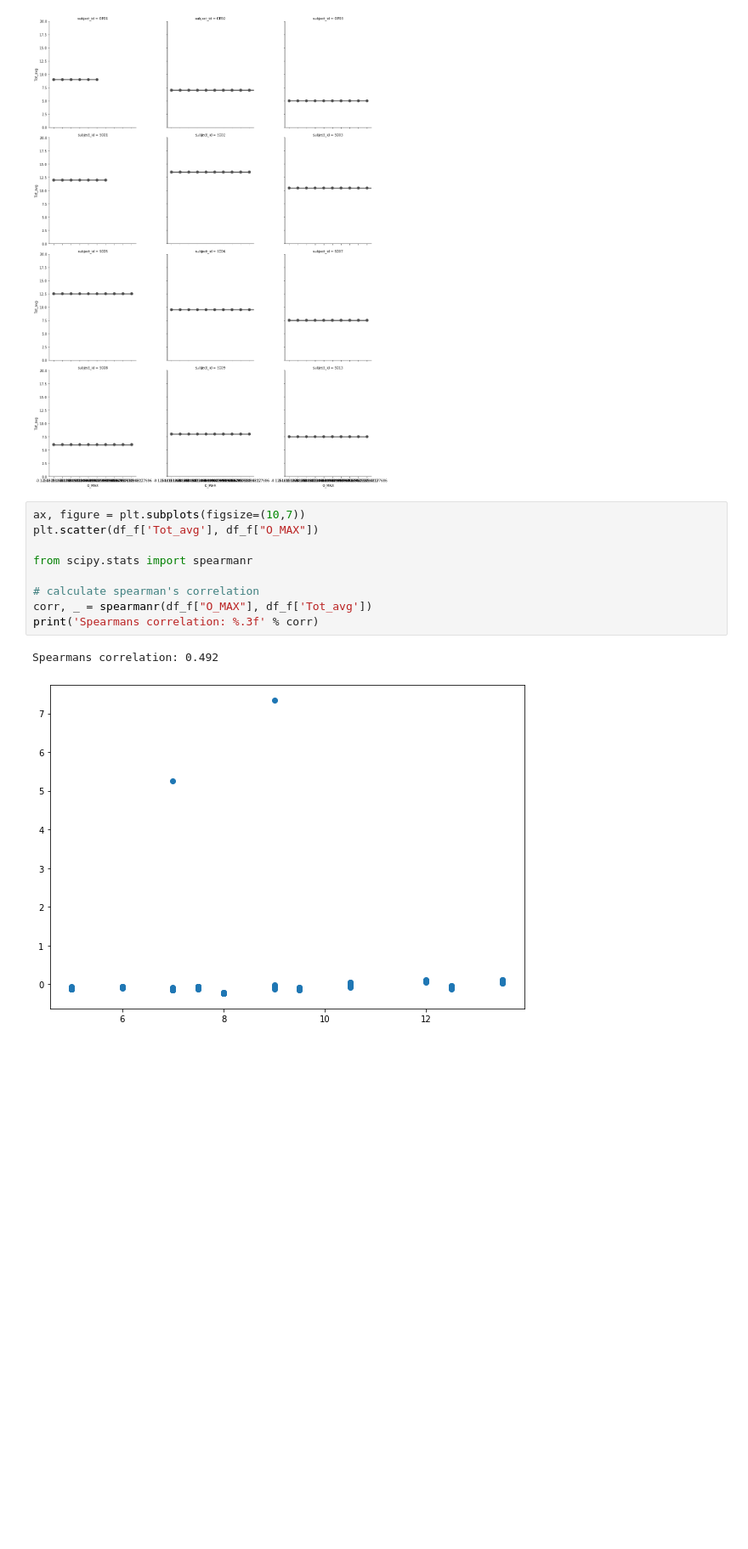
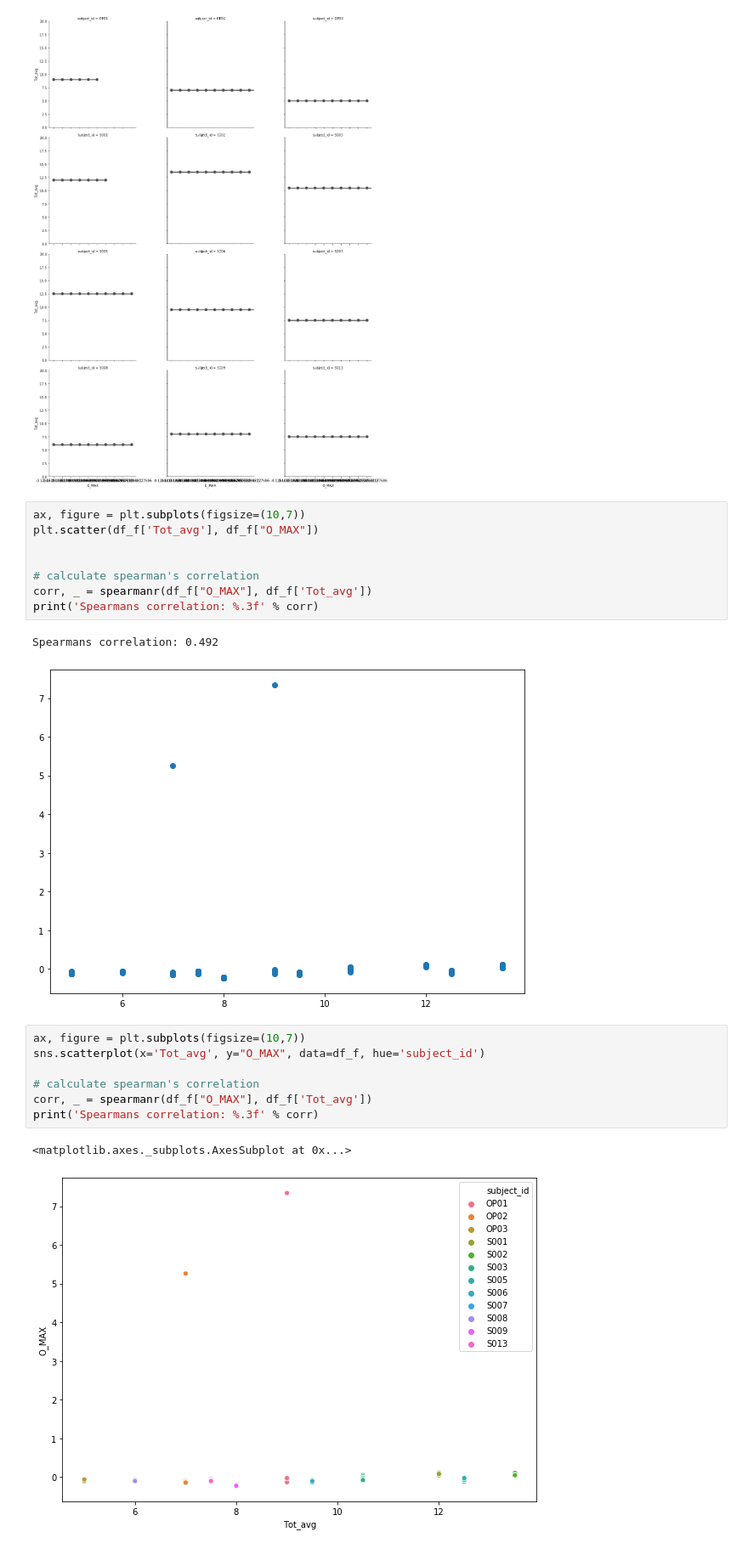
Before and after one commit to denizjafari/ClinicalScore, a Jupyter notebook: clinical_score_predict.ipynb, the cells around one changed output. Shown at 85% size. Saved outputs shown, nothing was run; the diff lists cells and outputs as text; blank space fills up the shorter version.

```diff
--- a/clinical_score_predict.ipynb
+++ b/clinical_score_predict.ipynb
@@ -467,7 +537,6 @@ g.map(sns.pointplot, "O_MAX", "Tot_avg",color=".3", ci=None);
 ax, figure = plt.subplots(figsize=(10,7))
 plt.scatter(df_f['Tot_avg'], df_f["O_MAX"])
 
-from scipy.stats import spearmanr
 
 # calculate spearman's correlation
 corr, _ = spearmanr(df_f["O_MAX"], df_f['Tot_avg'])
@@ -475,6 +544,16 @@ print('Spearmans correlation: %.3f' % corr)
 # %% [output]
 Spearmans correlation: 0.492
 [figure]
+# %%
+ax, figure = plt.subplots(figsize=(10,7))
+sns.scatterplot(x='Tot_avg', y="O_MAX", data=df_f, hue='subject_id')
+
+# calculate spearman's correlation
+corr, _ = spearmanr(df_f["O_MAX"], df_f['Tot_avg'])
+print('Spearmans correlation: %.3f' % corr)
+# %% [output]
+<matplotlib.axes._subplots.AxesSubplot at 0x...>
+[figure, added]
 # %%
 path = r'/Users/denizjafari/documents/CODE/ClinicalScore/FaceData_/results/Stroke_vs_Controls_database_finetuned/metric_output_BBP_NORMAL_standardized.csv'
 
```
Also changed, not shown: parts of 31 cells of this notebook.
